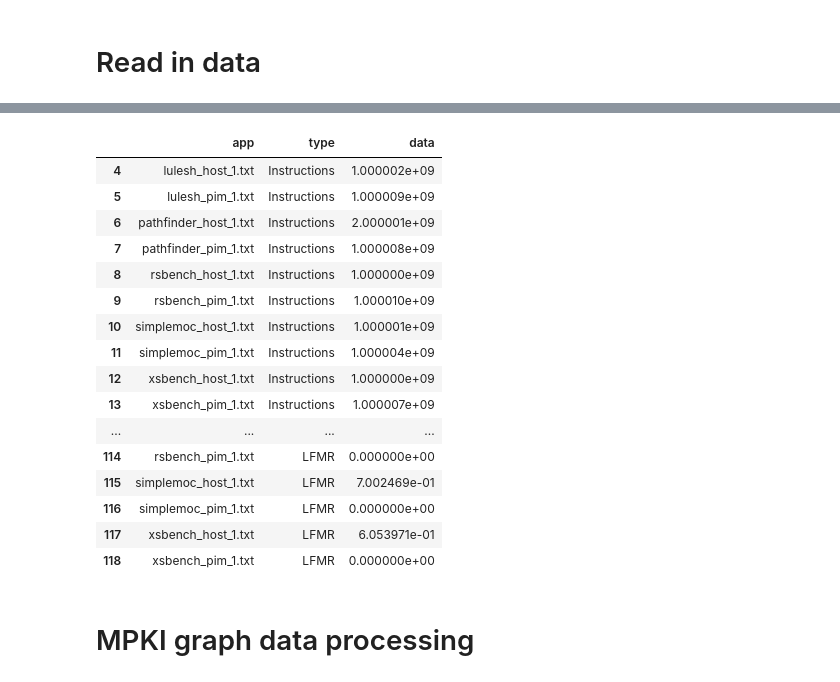
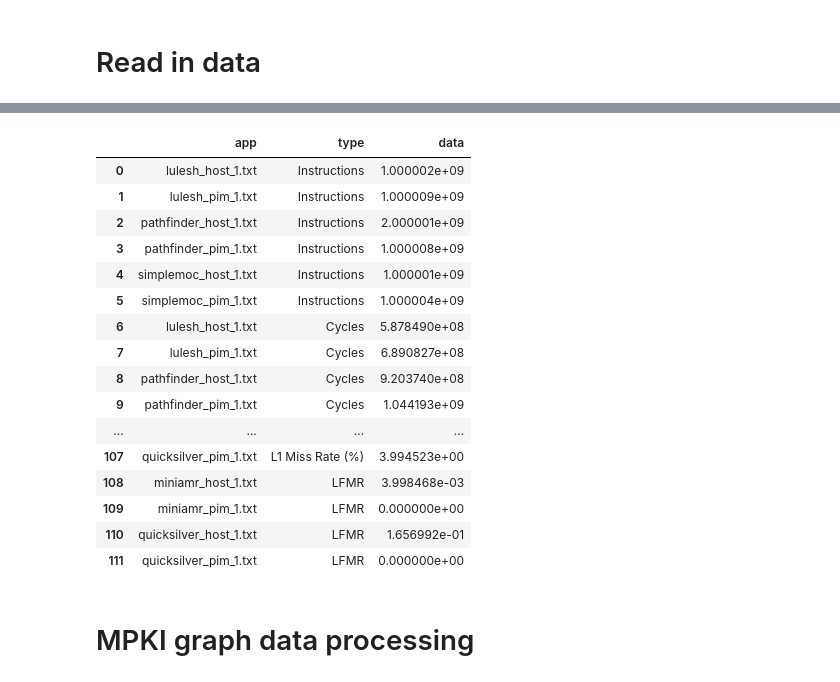
Before and after one commit to monil01/PIM, a Jupyter notebook: MEMSYS22/jupyterNB/MEMSYS-graphs.ipynb, the cells around one changed output, grey strips where cells are left out. Saved outputs shown, nothing was run; the diff lists cells and outputs as text; code cells hidden in the pictures.

Commit message:
data and jupyternotebook

```diff
--- a/MEMSYS22/jupyterNB/MEMSYS-graphs.ipynb
+++ b/MEMSYS22/jupyterNB/MEMSYS-graphs.ipynb
@@ -105,7 +105,7 @@ colnames=['app', 'type', 'data']
 #data = pd.read_csv('Stats_1Core.txt', names=colnames, header=None, skipinitialspace=True, delimiter=r"\s+")
 #data = pd.read_csv('Stats_1Core.txt', delim_whitespace=True)
 #data = pd.read_csv("Stats_1Core.txt", header=None, delimiter=r"\s+", skipinitialspace=True)
-df = pd.read_csv("Stats_1Core.txt", names=colnames, skipinitialspace=True, header=None, sep=":")
+df = pd.read_csv("Stats_1Core_first.txt", names=colnames, skipinitialspace=True, header=None, sep=":")
 
 #df_user_key_word_org = pd.read_csv("Stats_1Core.txt",
 #                                   sep="\s+|;|:|_", skipinitialspace=True, header=None,index_col = False, engine="python",)
@@ -119,10 +119,57 @@ print(df.dtypes)
 df= df[~df['app'].str.contains('==')]
 df= df[~df['app'].str.contains('jacobi')]
 df= df[~df['app'].str.contains('laplace')]
-display(df)
+df= df[~df['app'].str.contains('rsbench')]
+df= df[~df['app'].str.contains('xsbench')]
+#display(df)
 #df= df[df['type'].str.contains('Instruc')]
 
 #display(df['data'])
+
+
+#colnames=['app', 'type', 'data']
+
+#user1 = pd.read_csv('dataset/1.csv', names=colnames, header=None, skipinitialspace=True)
+
+#data = pd.read_csv('Stats_1Core.txt', names=colnames, header=None, skipinitialspace=True, delimiter=r"\s+")
+#data = pd.read_csv('Stats_1Core.txt', delim_whitespace=True)
+#data = pd.read_csv("Stats_1Core.txt", header=None, delimiter=r"\s+", skipinitialspace=True)
+df_new = pd.read_csv("Stats_1Core_rsb_xsb.txt", names=colnames, skipinitialspace=True, header=None, sep=":")
+
+#df_user_key_word_org = pd.read_csv("Stats_1Core.txt",
+#                                   sep="\s+|;|:|_", skipinitialspace=True, header=None,index_col = False, engine="python",)
+                                   #names=my_cols,
+                                   #header=None,
+                                   #engine="python")
+
+
+print(df_new.dtypes)
+df_new= df_new[~df_new['app'].str.contains('==')]
+
+#display(df_new)
+
+df = df.append(df_new, ignore_index=True)
+
+#display(df)
+
+df_new = pd.read_csv("Stats_1Core_amr_qs.txt", names=colnames, skipinitialspace=True, header=None, sep=":")
+
+#df_user_key_word_org = pd.read_csv("Stats_1Core.txt",
+#                                   sep="\s+|;|:|_", skipinitialspace=True, header=None,index_col = False, engine="python",)
+                                   #names=my_cols,
+                                   #header=None,
+                                   #engine="python")
+
+
+print(df_new.dtypes)
+df_new= df_new[~df_new['app'].str.contains('==')]
+df_new= df_new[~df_new['app'].str.contains('lulesh')]
+
+#display(df_new)
+
+df = df.append(df_new, ignore_index=True)
+
+display(df)
 # %% [output]
 app      object
 type     object
@@ -131,20 +186,20 @@ dtype: object
 |  | app | type | data |
-| 4 | lulesh_host_1.txt | Instructions | 1.000002e+09 |
-| 5 | lulesh_pim_1.txt | Instructions | 1.000009e+09 |
-| 6 | pathfinder_host_1.txt | Instructions | 2.000001e+09 |
-| 7 | pathfinder_pim_1.txt | Instructions | 1.000008e+09 |
-| 8 | rsbench_host_1.txt | Instructions | 1.000000e+09 |
-| 9 | rsbench_pim_1.txt | Instructions | 1.000010e+09 |
-| 10 | simplemoc_host_1.txt | Instructions | 1.000001e+09 |
-| 11 | simplemoc_pim_1.txt | Instructions | 1.000004e+09 |
-| 12 | xsbench_host_1.txt | Instructions | 1.000000e+09 |
-| 13 | xsbench_pim_1.txt | Instructions | 1.000007e+09 |
+| 0 | lulesh_host_1.txt | Instructions | 1.000002e+09 |
+| 1 | lulesh_pim_1.txt | Instructions | 1.000009e+09 |
+| 2 | pathfinder_host_1.txt | Instructions | 2.000001e+09 |
+| 3 | pathfinder_pim_1.txt | Instructions | 1.000008e+09 |
+| 4 | simplemoc_host_1.txt | Instructions | 1.000001e+09 |
+| 5 | simplemoc_pim_1.txt | Instructions | 1.000004e+09 |
+| 6 | lulesh_host_1.txt | Cycles | 5.878490e+08 |
+| 7 | lulesh_pim_1.txt | Cycles | 6.890827e+08 |
+| 8 | pathfinder_host_1.txt | Cycles | 9.203740e+08 |
+| 9 | pathfinder_pim_1.txt | Cycles | 1.044193e+09 |
 | ... | ... | ... | ... |
-| 114 | rsbench_pim_1.txt | LFMR | 0.000000e+00 |
-| 115 | simplemoc_host_1.txt | LFMR | 7.002469e-01 |
-| 116 | simplemoc_pim_1.txt | LFMR | 0.000000e+00 |
-| 117 | xsbench_host_1.txt | LFMR | 6.053971e-01 |
-| 118 | xsbench_pim_1.txt | LFMR | 0.000000e+00 |
+| 107 | quicksilver_pim_1.txt | L1 Miss Rate (%) | 3.994523e+00 |
+| 108 | miniamr_host_1.txt | LFMR | 3.998468e-03 |
+| 109 | miniamr_pim_1.txt | LFMR | 0.000000e+00 |
+| 110 | quicksilver_host_1.txt | LFMR | 1.656992e-01 |
+| 111 | quicksilver_pim_1.txt | LFMR | 0.000000e+00 |
 # %% [markdown]
 # MPKI graph data processing
 # %%
```
Also changed, not shown: parts of 14 cells of this notebook, 3 other files.
